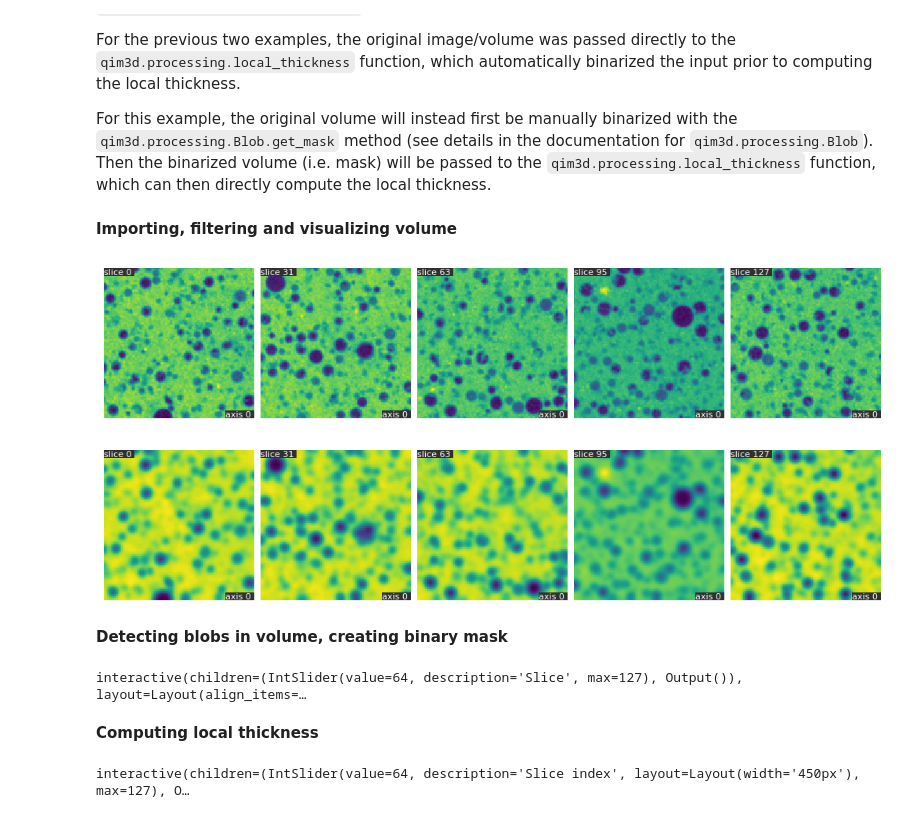
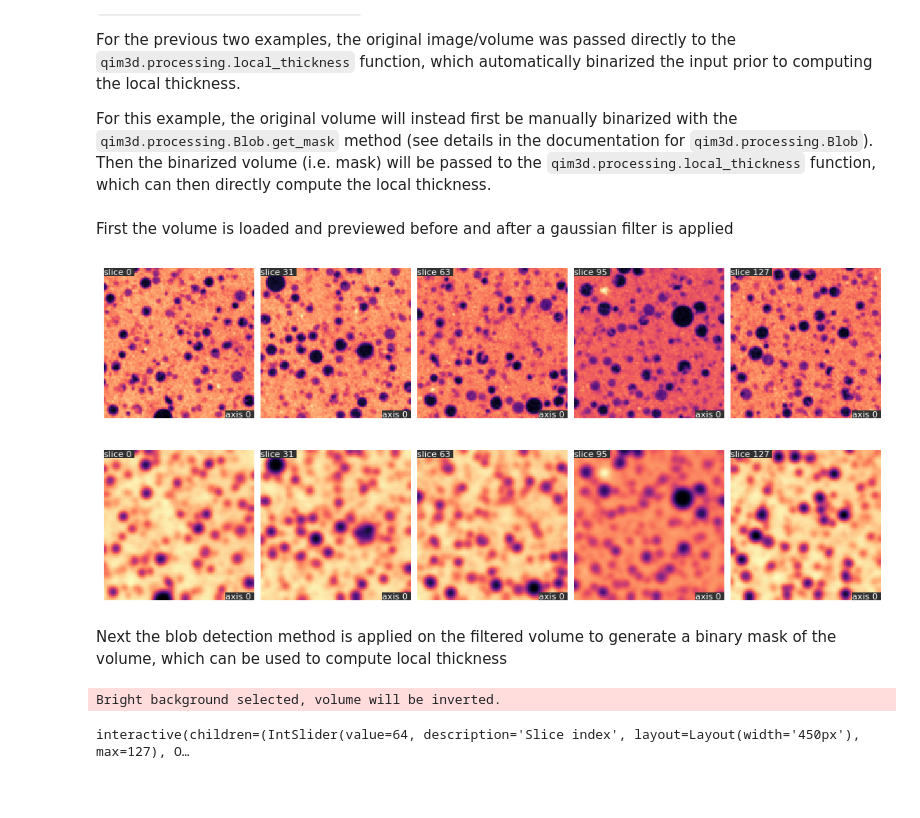
Before and after one commit to qim-center/qim3d, a Jupyter notebook: docs/notebooks/local_thickness.ipynb, the cells around one changed output. Drawn from its saved outputs; the diff is of its cells as text; code cells hidden in the pictures; blank space fills up the shorter version.

```diff
--- a/docs/notebooks/local_thickness.ipynb
+++ b/docs/notebooks/local_thickness.ipynb
@@ -47,47 +42,37 @@ This example uses a 3D volume of cement (128 x 128 x 128), which can be acquired
 For the previous two examples, the original image/volume was passed directly to the `qim3d.processing.local_thickness` function, which automatically binarized the input prior to computing the local thickness.
 
 For this example, the original volume will instead first be manually binarized with the `qim3d.processing.Blob.get_mask` method (see details in the documentation for `qim3d.processing.Blob`). Then the binarized volume (i.e. mask) will be passed to the `qim3d.processing.local_thickness` function, which can then directly compute the local thickness.
-# %% [markdown]
-**Importing, filtering and visualizing volume**
+# %% [markdown]
+First the volume is loaded and previewed before and after a gaussian filter is applied
 # %%
 # Import 3D volume of cement
-cement = qim3d.examples.cement_128x128x128
+vol = qim3d.examples.cement_128x128x128
 
 # Visualize slices of the original cement volume
-qim3d.viz.slices_grid(cement, n_slices = 5, show = True)
+fig = qim3d.viz.slices_grid(vol, num_slices = 5, display_figure=True)
 
 # Apply Gaussian filter to the cement volume
-cement_filtered = qim3d.processing.gaussian(cement, sigma = 2)
+vol_filtered = qim3d.filters.gaussian(vol, sigma = 2)
 
 # Visualize slices of the filtered cement volume
-qim3d.viz.slices_grid(cement_filtered)
+fig = qim3d.viz.slices_grid(vol_filtered, num_slices = 5, display_figure=True)
 # %% [output]
-[figure, old version]
+[figure, new version]
-[figure, old version]
+[figure, new version]
-# %% [markdown]
-**Detecting blobs in volume, creating binary mask**
-# %%
-# Initialize Blob detector
-blob_detector = qim3d.processing.Blob(
-    min_sigma=1,
-    max_sigma=8,
-    threshold=0.001,
-    overlap=0.1,
-    background="bright"
-    )
-
-# Detect blobs
-cement_blobs = blob_detector.detect(cement_filtered)
-
-# Get binary mask and visualize
-cement_mask = blob_detector.get_mask()
-qim3d.viz.slicer(cement_mask)
-# %% [output]
-interactive(children=(IntSlider(value=64, description='Slice', max=127), Output()), layout=Layout(align_items=…
-# %% [markdown]
-**Computing local thickness**
+# %% [markdown]
+Next the blob detection method is applied on the filtered volume to generate a binary mask of the volume, which can be used to compute local thickness
 # %%
+vol_blobs, vol_mask = qim3d.detection.blobs(
+    vol,
+    min_sigma=1,
+    max_sigma=8,
+    threshold=0.001,
+    overlap=0.1,
+    background="bright"
+    )
+
 # Compute the local thickness of cement (input: binary mask)
-lt_cement = qim3d.processing.local_thickness(cement_mask, visualize = True, axis = 0)
+lt_cement = qim3d.processing.local_thickness(vol_mask, visualize = True, axis = 0)
 # %% [output]
-interactive(children=(IntSlider(value=64, description='Slice index', layout=Layout(width='450px'), max=127), O…
+Bright background selected, volume will be inverted.
+interactive(children=(IntSlider(value=64, description='Slice index', layout=Layout(width='450px'), max=127), O…
```
Also changed, not shown: parts of 4 cells of this notebook, 12 other files.
